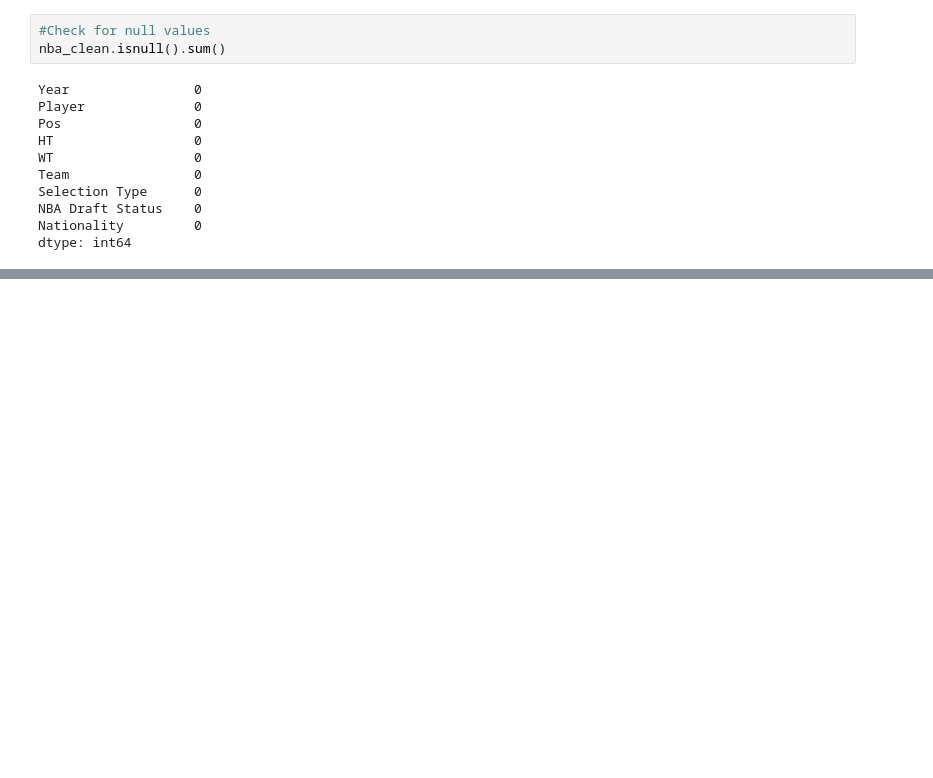
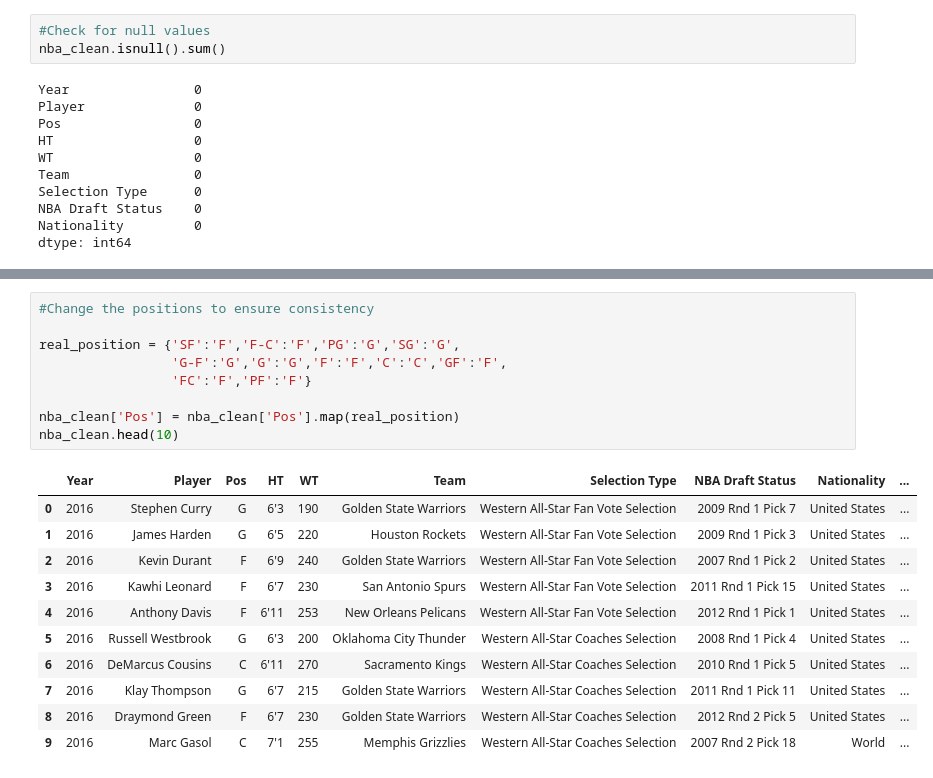
Before and after one commit to aclao89/NBA_All_Stars, a Jupyter notebook: Data Exploration for NBA All Star Games .ipynb, the cells around one changed output, grey strips where cells are left out. Cells and saved outputs as stored; diff of their text form; blank space fills up the shorter version.

```diff
--- a/Data Exploration for NBA All Star Games .ipynb
+++ b/Data Exploration for NBA All Star Games .ipynb
@@ -96,0 +188,21 @@ dtype: int64
+# %%
+#Change the positions to ensure consistency
+
+real_position = {'SF':'F','F-C':'F','PG':'G','SG':'G',
+                 'G-F':'G','G':'G','F':'F','C':'C','GF':'F',
+                 'FC':'F','PF':'F'}
+
+nba_clean['Pos'] = nba_clean['Pos'].map(real_position)
+nba_clean.head(10)
+# %% [output]
+|  | Year | Player | Pos | HT | WT | Team | Selection Type | NBA Draft Status | Nationality | ... |
+| 0 | 2016 | Stephen Curry | G | 6'3 | 190 | Golden State Warriors | Western All-Star Fan Vote Selection | 2009 Rnd 1 Pick 7 | United States | ... |
+| 1 | 2016 | James Harden | G | 6'5 | 220 | Houston Rockets | Western All-Star Fan Vote Selection | 2009 Rnd 1 Pick 3 | United States | ... |
+| 2 | 2016 | Kevin Durant | F | 6'9 | 240 | Golden State Warriors | Western All-Star Fan Vote Selection | 2007 Rnd 1 Pick 2 | United States | ... |
+| 3 | 2016 | Kawhi Leonard | F | 6'7 | 230 | San Antonio Spurs | Western All-Star Fan Vote Selection | 2011 Rnd 1 Pick 15 | United States | ... |
+| 4 | 2016 | Anthony Davis | F | 6'11 | 253 | New Orleans Pelicans | Western All-Star Fan Vote Selection | 2012 Rnd 1 Pick 1 | United States | ... |
+| 5 | 2016 | Russell Westbrook | G | 6'3 | 200 | Oklahoma City Thunder | Western All-Star Coaches Selection | 2008 Rnd 1 Pick 4 | United States | ... |
+| 6 | 2016 | DeMarcus Cousins | C | 6'11 | 270 | Sacramento Kings | Western All-Star Coaches Selection | 2010 Rnd 1 Pick 5 | United States | ... |
+| 7 | 2016 | Klay Thompson | G | 6'7 | 215 | Golden State Warriors | Western All-Star Coaches Selection | 2011 Rnd 1 Pick 11 | United States | ... |
+| 8 | 2016 | Draymond Green | F | 6'7 | 230 | Golden State Warriors | Western All-Star Coaches Selection | 2012 Rnd 2 Pick 5 | United States | ... |
+| 9 | 2016 | Marc Gasol | C | 7'1 | 255 | Memphis Grizzlies | Western All-Star Coaches Selection | 2007 Rnd 2 Pick 18 | World | ... |
```
Also changed, not shown: parts of 7 cells of this notebook.
